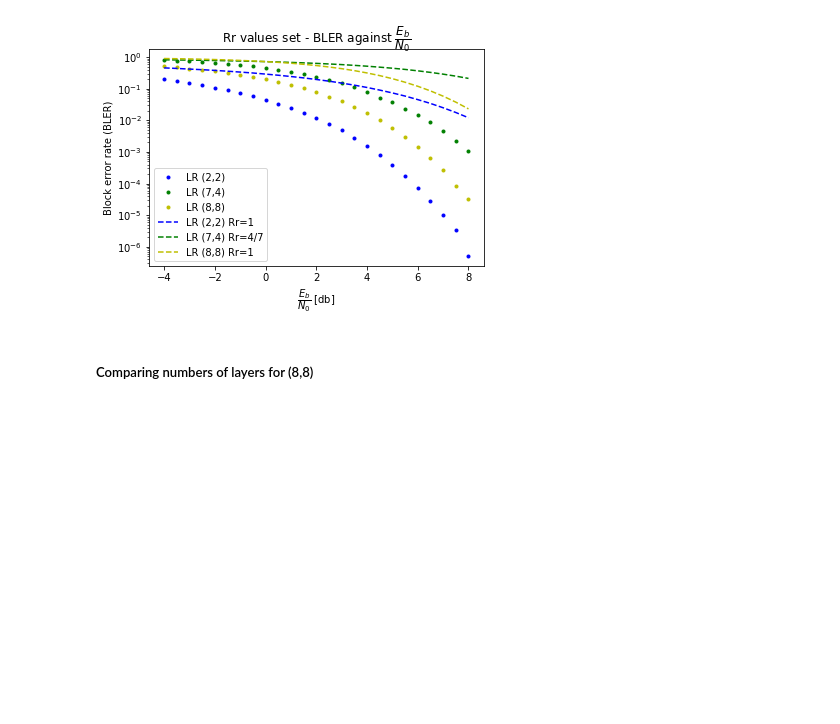
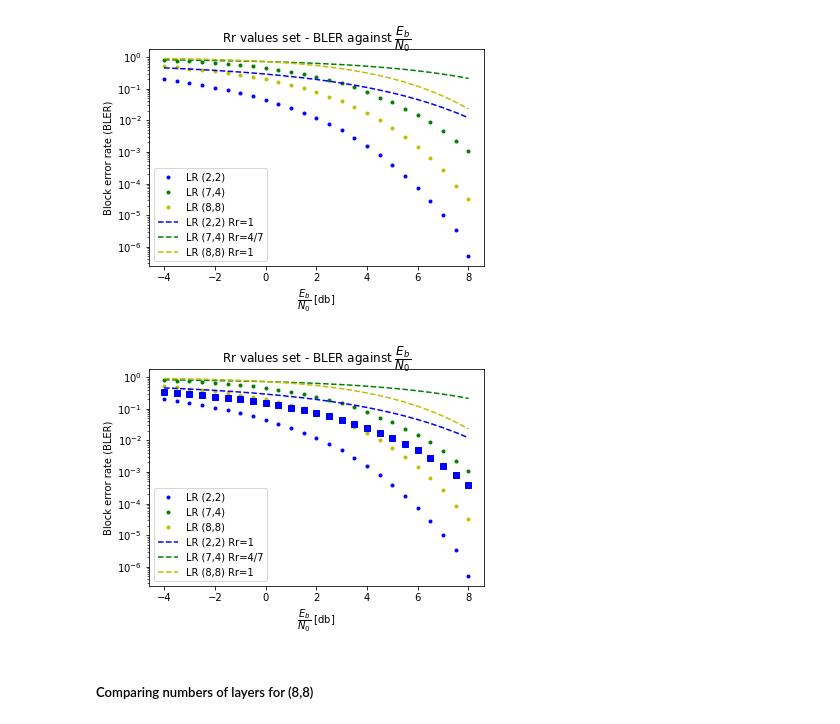
Before and after one commit to alistairwallace97/DNN_short_block_comms, a Jupyter notebook: initial_dnn_comms.ipynb, the cells around one changed output. Cells and saved outputs as stored; diff of their text form; code cells hidden in the pictures; blank space fills up the shorter version.

```diff
--- a/initial_dnn_comms.ipynb
+++ b/initial_dnn_comms.ipynb
@@ -1787,6 +1888,9 @@ ratio_db = 1.5, i = 12/25
 
 # leaky_relu_autoencoder_2_2_bler_0_0683_Rr1 = bler
 # np.save('./key_results/leaky_relu_autoencoder_2_2_bler_0_0683_Rr1.npy', leaky_relu_autoencoder_2_2_bler_0_0683_Rr1)
+
+# lr_autoencoder_2_2_bler_0_0047_Rr1_scaled = bler
+# np.save('./key_results/lr_autoencoder_2_2_bler_0_0047_Rr1_scaled.npy', lr_autoencoder_2_2_bler_0_0047_Rr1_scaled)
 
 # leaky_relu_autoencoder_2_2_bler_new_EbN0 = bler
 # leaky_relu_autoencoder_8_8_bler_new_EbN0 = bler
@@ -1829,6 +1933,8 @@ leaky_relu_autoencoder_7_4_bler_Rr4_7 = np.load('./key_results/leaky_relu_autoen
 leaky_relu_autoencoder_7_4_bler0_8866_Rr4_7 = np.load('./key_results/leaky_relu_autoencoder_7_4_bler0_8866_Rr4_7.npy')
 leaky_relu_autoencoder_8_8_bler_2l_0_1763Rr1 = np.load('./key_results/leaky_relu_autoencoder_8_8_bler_2l_0_1763Rr1.npy')
 leaky_relu_autoencoder_2_2_bler_0_0683_Rr1 = np.load('./key_results/leaky_relu_autoencoder_2_2_bler_0_0683_Rr1.npy')
+
+lr_autoencoder_2_2_bler_0_0047_Rr1_scaled = np.load('./key_results/lr_autoencoder_2_2_bler_0_0047_Rr1_scaled.npy')
 # %%
 # autoencoder8_8_tap_2l_bler = bler
 # np.save('./key_results/autoencoder8_8_tap_2l_bler.npy', autoencoder8_8_tap_2l_bler)
@@ -1913,6 +2019,24 @@ plt.show()
 # plt.savefig("./figures/autoencoder_2_2_bler_EbNo.png")
 # %% [output]
 [figure]
+# %%
+# All with updated correct R values.
+plt.semilogy(Eb_N0_dbs, leaky_relu_autoencoder_2_2_bler, 'b.')
+plt.semilogy(Eb_N0_dbs, leaky_relu_autoencoder_8_8_bler, 'g.')
+plt.semilogy(Eb_N0_dbs, leaky_relu_autoencoder_7_4_bler, 'y.')
+plt.semilogy(Eb_N0_dbs, leaky_relu_autoencoder_2_2_bler_0_0683_Rr1, 'b--')
+plt.semilogy(Eb_N0_dbs, leaky_relu_autoencoder_7_4_bler0_8866_Rr4_7, 'g--')
+plt.semilogy(Eb_N0_dbs, leaky_relu_autoencoder_8_8_bler_2l_0_1763Rr1, 'y--')
+plt.semilogy(Eb_N0_dbs, lr_autoencoder_2_2_bler_0_0047_Rr1_scaled, 'bs')
+plt.title(r'Rr values set - BLER against $\dfrac{E_b}{N_0}$')
+plt.xlabel(r'$\dfrac{E_b}{N_0}$ [db]')
+plt.ylabel("Block error rate (BLER)")
+plt.legend(["LR (2,2)", "LR (7,4)", "LR (8,8)", \
+            "LR (2,2) Rr=1", "LR (7,4) Rr=4/7", "LR (8,8) Rr=1"])
+plt.show()
+# plt.savefig("./figures/autoencoder_2_2_bler_EbNo.png")
+# %% [output]
+[figure, added]
 # %% [markdown]
 ##### Comparing numbers of layers for (8,8)
 # %%
```
Also changed, not shown: parts of 21 cells of this notebook, 3 other files.
